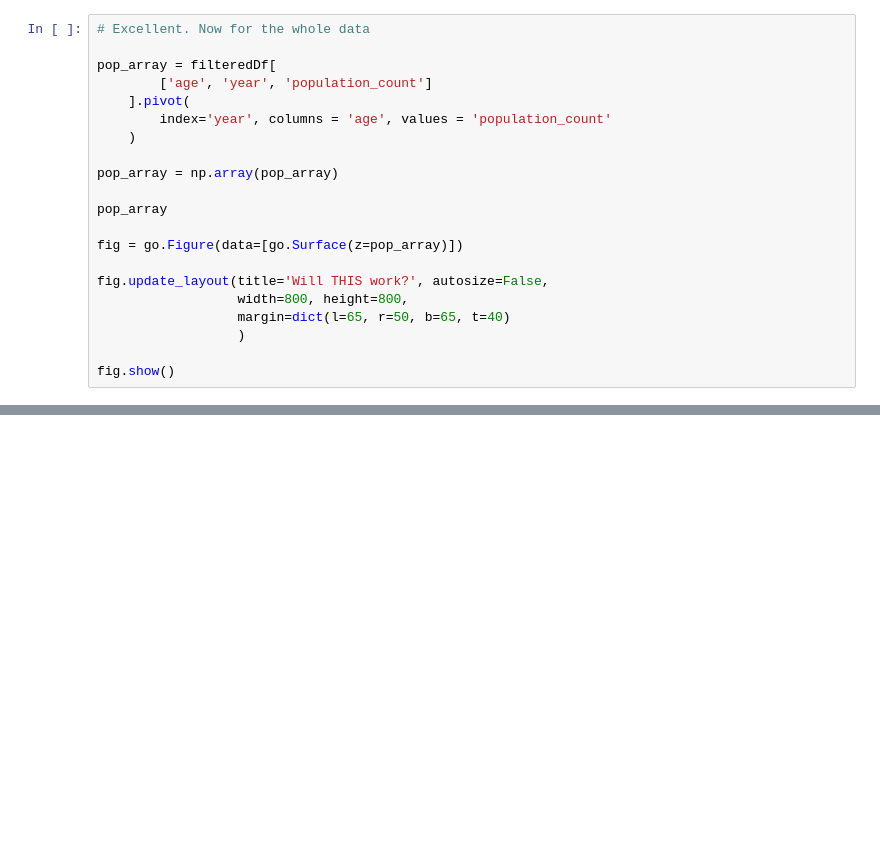
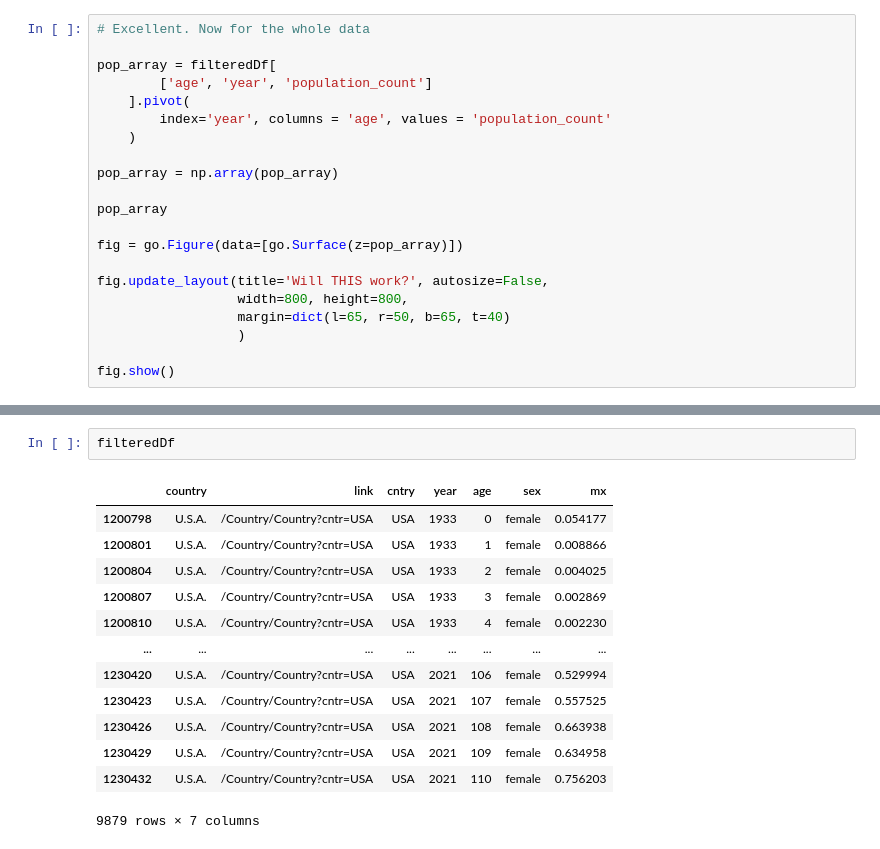
Before and after one commit to JonMinton/python-hmd-explorer, a Jupyter notebook: notebooks/filter_data_in_pandas.ipynb, the cells around one changed output, grey strips where cells are left out. Cells and saved outputs as stored; diff of their text form; blank space fills up the shorter version.

```diff
--- a/notebooks/filter_data_in_pandas.ipynb
+++ b/notebooks/filter_data_in_pandas.ipynb
@@ -175,0 +217,16 @@ fig.show()
+# %%
+filteredDf
+# %% [output]
+|  | country | link | cntry | year | age | sex | mx |
+| 1200798 | U.S.A. | /Country/Country?cntr=USA | USA | 1933 | 0 | female | 0.054177 |
+| 1200801 | U.S.A. | /Country/Country?cntr=USA | USA | 1933 | 1 | female | 0.008866 |
+| 1200804 | U.S.A. | /Country/Country?cntr=USA | USA | 1933 | 2 | female | 0.004025 |
+| 1200807 | U.S.A. | /Country/Country?cntr=USA | USA | 1933 | 3 | female | 0.002869 |
+| 1200810 | U.S.A. | /Country/Country?cntr=USA | USA | 1933 | 4 | female | 0.002230 |
+| ... | ... | ... | ... | ... | ... | ... | ... |
+| 1230420 | U.S.A. | /Country/Country?cntr=USA | USA | 2021 | 106 | female | 0.529994 |
+| 1230423 | U.S.A. | /Country/Country?cntr=USA | USA | 2021 | 107 | female | 0.557525 |
+| 1230426 | U.S.A. | /Country/Country?cntr=USA | USA | 2021 | 108 | female | 0.663938 |
+| 1230429 | U.S.A. | /Country/Country?cntr=USA | USA | 2021 | 109 | female | 0.634958 |
+| 1230432 | U.S.A. | /Country/Country?cntr=USA | USA | 2021 | 110 | female | 0.756203 |
+9879 rows × 7 columns
```
Also changed, not shown: parts of 9 cells of this notebook, 10 other files.
